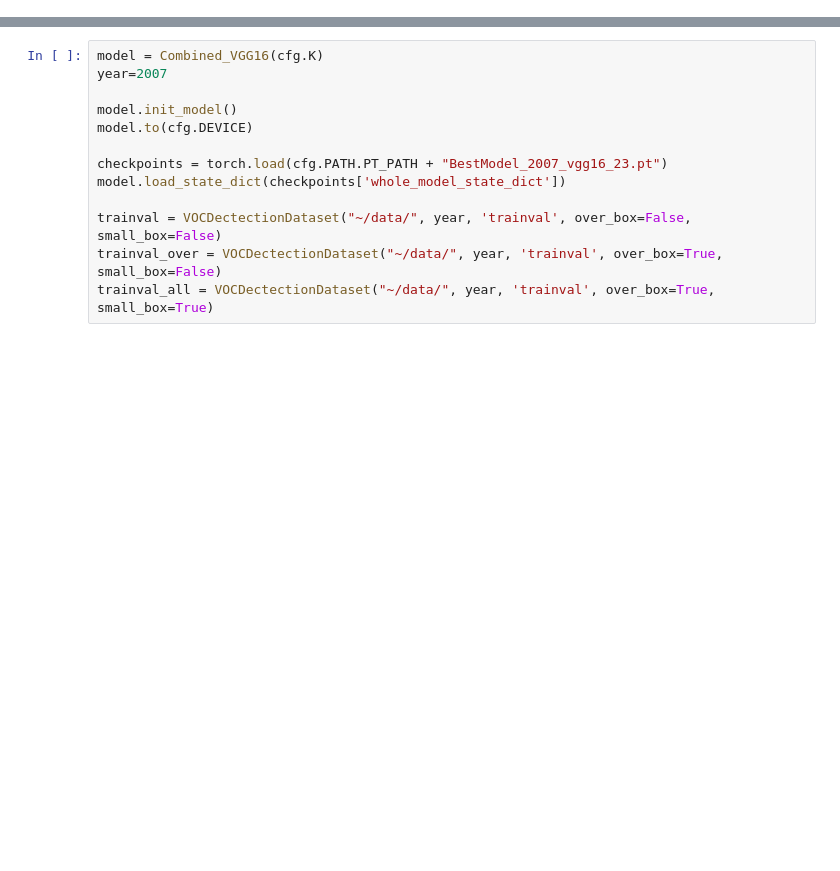
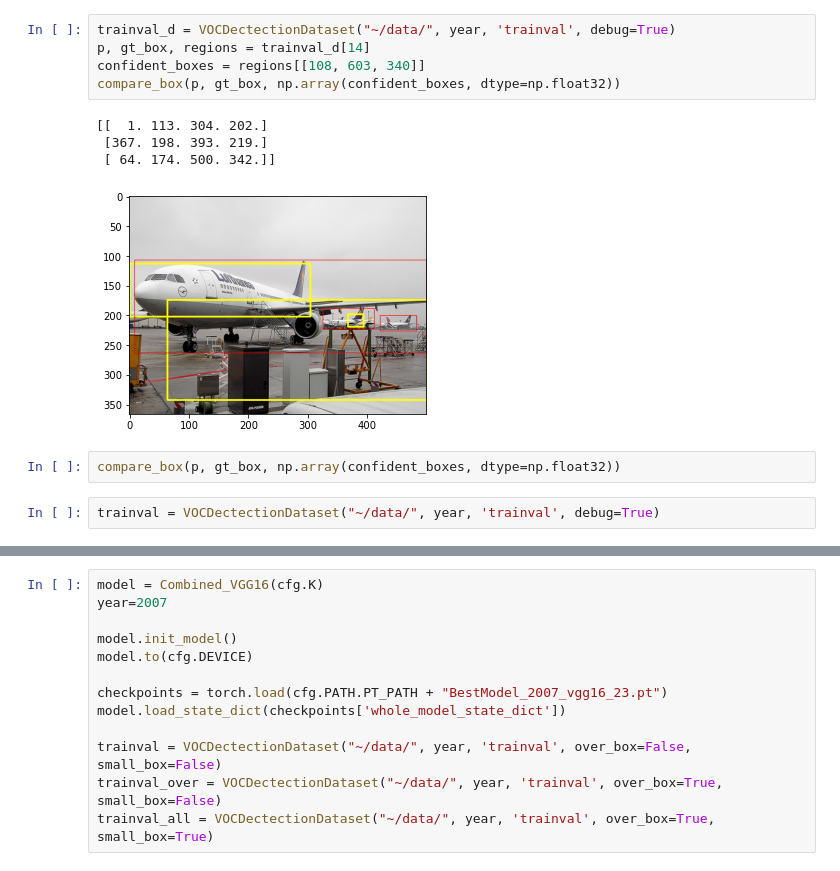
Before and after one commit to Muxv/OICR-pytorch, a Jupyter notebook: src/train.ipynb, the cells around one changed output, grey strips where cells are left out. Drawn from its saved outputs; the diff is of its cells as text; blank space fills up the shorter version.

```diff
--- a/src/train.ipynb
+++ b/src/train.ipynb
@@ -258,0 +356,14 @@ for epoch in tqdm(range(start_epoch, epochs+1), "Total"):
+# %%
+trainval_d = VOCDectectionDataset("~/data/", year, 'trainval', debug=True)
+p, gt_box, regions = trainval_d[14]
+confident_boxes = regions[[108, 603, 340]]
+compare_box(p, gt_box, np.array(confident_boxes, dtype=np.float32))
+# %% [output]
+[[  1. 113. 304. 202.]
+ [367. 198. 393. 219.]
+ [ 64. 174. 500. 342.]]
+[figure, added]
+# %%
+compare_box(p, gt_box, np.array(confident_boxes, dtype=np.float32))
+# %%
+trainval = VOCDectectionDataset("~/data/", year, 'trainval', debug=True)
```
Also changed, not shown: parts of 30 cells of this notebook, 10 other files.
